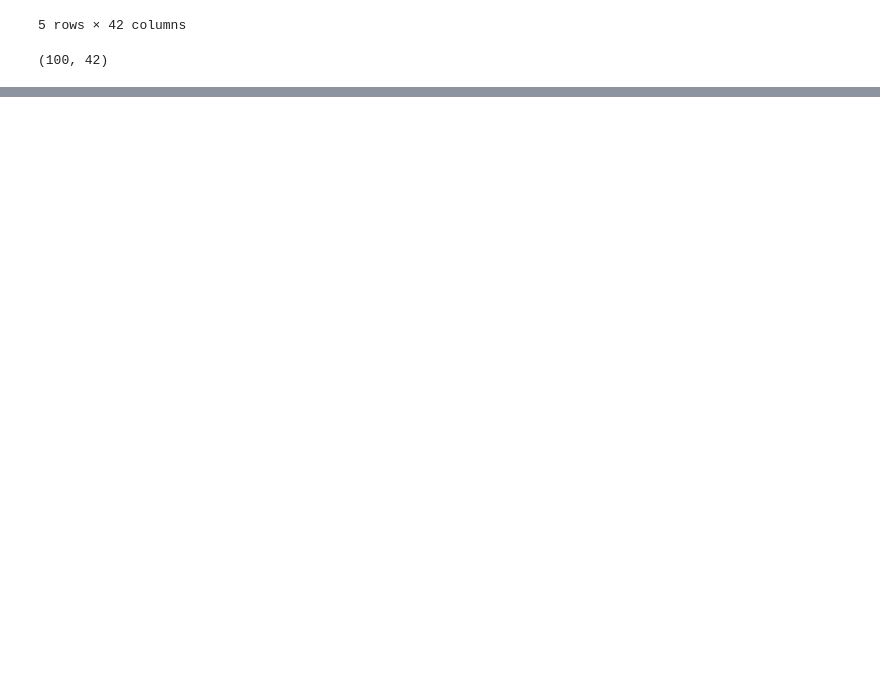
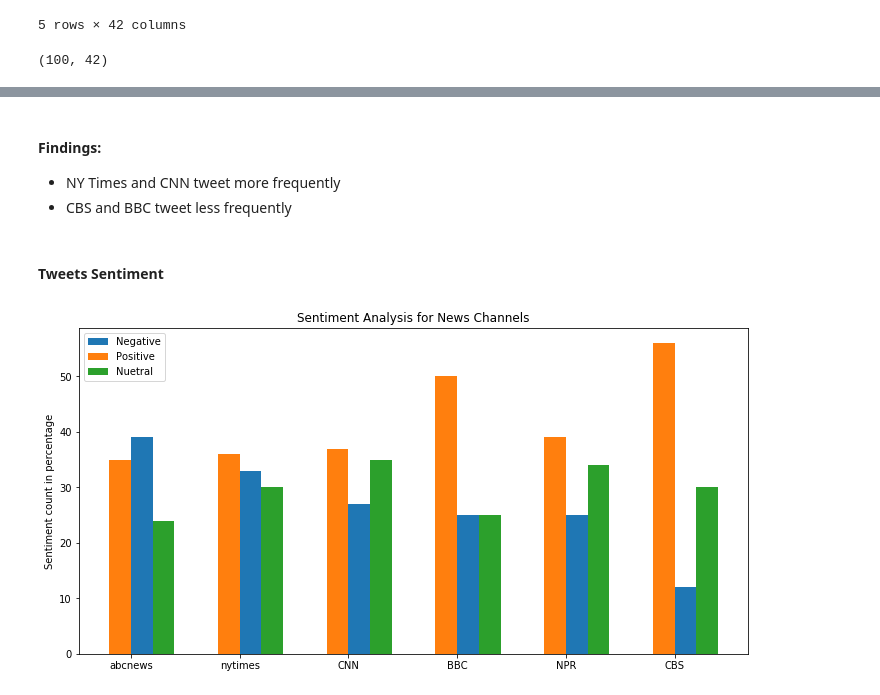
Before and after one commit to clafrance/news-sentiment-analysis, a Jupyter notebook: news_mood.ipynb, the cells around one changed output, grey strips where cells are left out. Saved outputs shown, nothing was run; the diff lists cells and outputs as text; code cells hidden in the pictures; blank space fills up the shorter version.

```diff
--- a/news_mood.ipynb
+++ b/news_mood.ipynb
@@ -103,0 +223,7 @@ sentiments_df.shape
+# %%
+# Transpose the dataframe
+sentiment_pct_transposed = sentiment_pct_df.T
+sentiment_pct_transposed.rename(columns={0: 'positive', 1: 'negative', 2: 'neutral'}, inplace=True)
+sentiment_pct_transposed.sort_values(by=['negative'], ascending=False, inplace=True)
+sentiment_pct_transposed = sentiment_pct_transposed[['negative', 'positive', 'neutral']]
+sentiment_pct_transposed
@@ -177,0 +307,27 @@ for key, value in target_users_with_colors.items():
+# %% [markdown]
+#### Findings:
+* NY Times and CNN tweet more frequently
+* CBS and BBC tweet less frequently
+# %% [markdown]
+#### Tweets Sentiment
+# %%
+plt.figure(figsize=(12,6))
+negative = list(sentiment_pct_transposed['negative'])
+positive = list(sentiment_pct_transposed['positive'])
+neutral = list(sentiment_pct_transposed['neutral'])
+labels = list(sentiment_pct_transposed.index.values)
+
+ind = np.arange(len(negative))
+width = 0.20
+plt.bar(ind + width, negative, width, label='Negative')
+plt.bar(ind, positive, width, label='Positive')
+plt.bar(ind + 2*width, neutral, width, label='Nuetral')
+
+plt.ylabel('Sentiment count in percentage')
+plt.title('Sentiment Analysis for News Channels')
+
+plt.xticks(ind + width / 2, labels)
+plt.legend(loc='best')
+plt.show()
+# %% [output]
+[figure, added]
```
Also changed, not shown: parts of 30 cells of this notebook, 4 other files.
